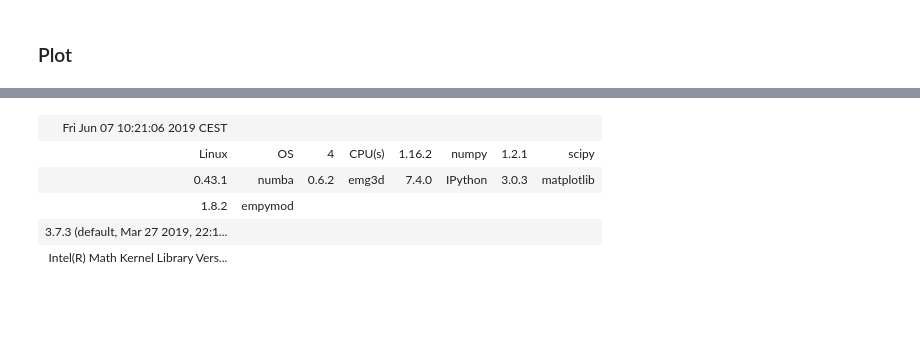
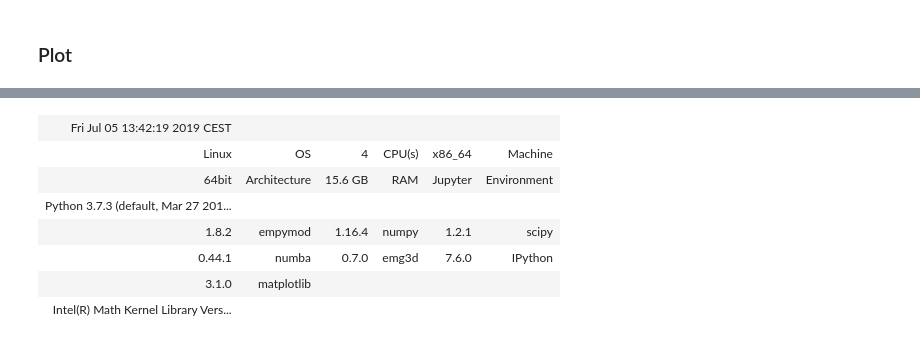
Before and after one commit to emsig/emg3d-examples, a Jupyter notebook: 5a_Obtaining_the_magnetic_field.ipynb, the cells around one changed output, grey strips where cells are left out. Saved outputs shown, nothing was run; the diff lists cells and outputs as text; code cells hidden in the pictures; blank space fills up the shorter version.

```diff
--- a/5a_Obtaining_the_magnetic_field.ipynb
+++ b/5a_Obtaining_the_magnetic_field.ipynb
@@ -280,9 +251,11 @@ plot_lineplot_ex(x, x, e3d_fs_hx.real, epm_fs_hx.real, pgrid)
-# %%
-e3d.Versions(epm)
-# %% [output]
-| Fri Jun 07 10:21:06 2019 CEST |  |  |  |  |  |  |  |
-| Linux | OS | 4 | CPU(s) | 1.16.2 | numpy | 1.2.1 | scipy |
-| 0.43.1 | numba | 0.6.2 | emg3d | 7.4.0 | IPython | 3.0.3 | matplotlib |
-| 1.8.2 | empymod |  |  |  |  |  |  |
-| 3.7.3 (default, Mar 27 2019, 22:1... |  |  |  |  |  |  |  |
-| Intel(R) Math Kernel Library Vers... |  |  |  |  |  |  |  |
+# %%
+emg3d.Report(empymod)
+# %% [output]
+| Fri Jul 05 13:42:19 2019 CEST |  |  |  |  |  |
+| Linux | OS | 4 | CPU(s) | x86_64 | Machine |
+| 64bit | Architecture | 15.6 GB | RAM | Jupyter | Environment |
+| Python 3.7.3 (default, Mar 27 201... |  |  |  |  |  |
+| 1.8.2 | empymod | 1.16.4 | numpy | 1.2.1 | scipy |
+| 0.44.1 | numba | 0.7.0 | emg3d | 7.6.0 | IPython |
+| 3.1.0 | matplotlib |  |  |  |  |
+| Intel(R) Math Kernel Library Vers... |  |  |  |  |  |
```
Also changed, not shown: parts of 11 cells of this notebook, 8 other files.
